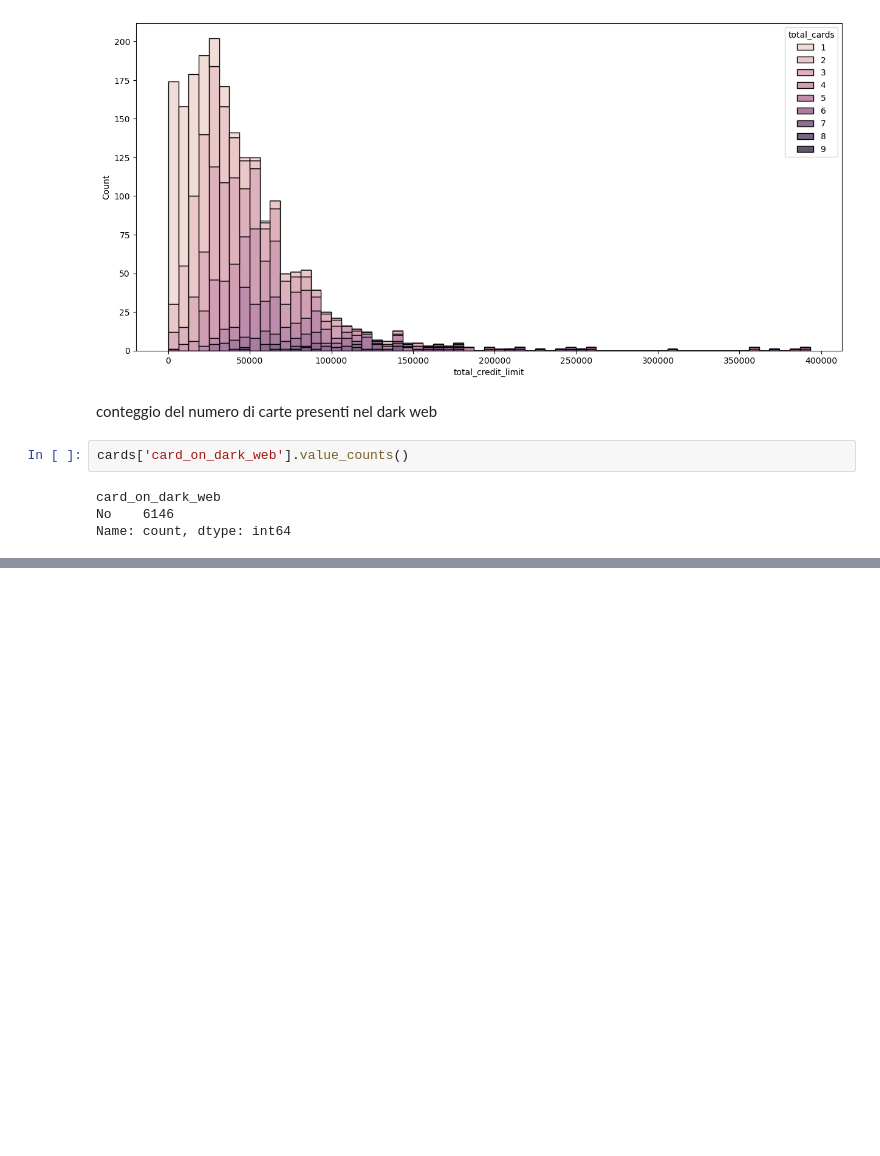
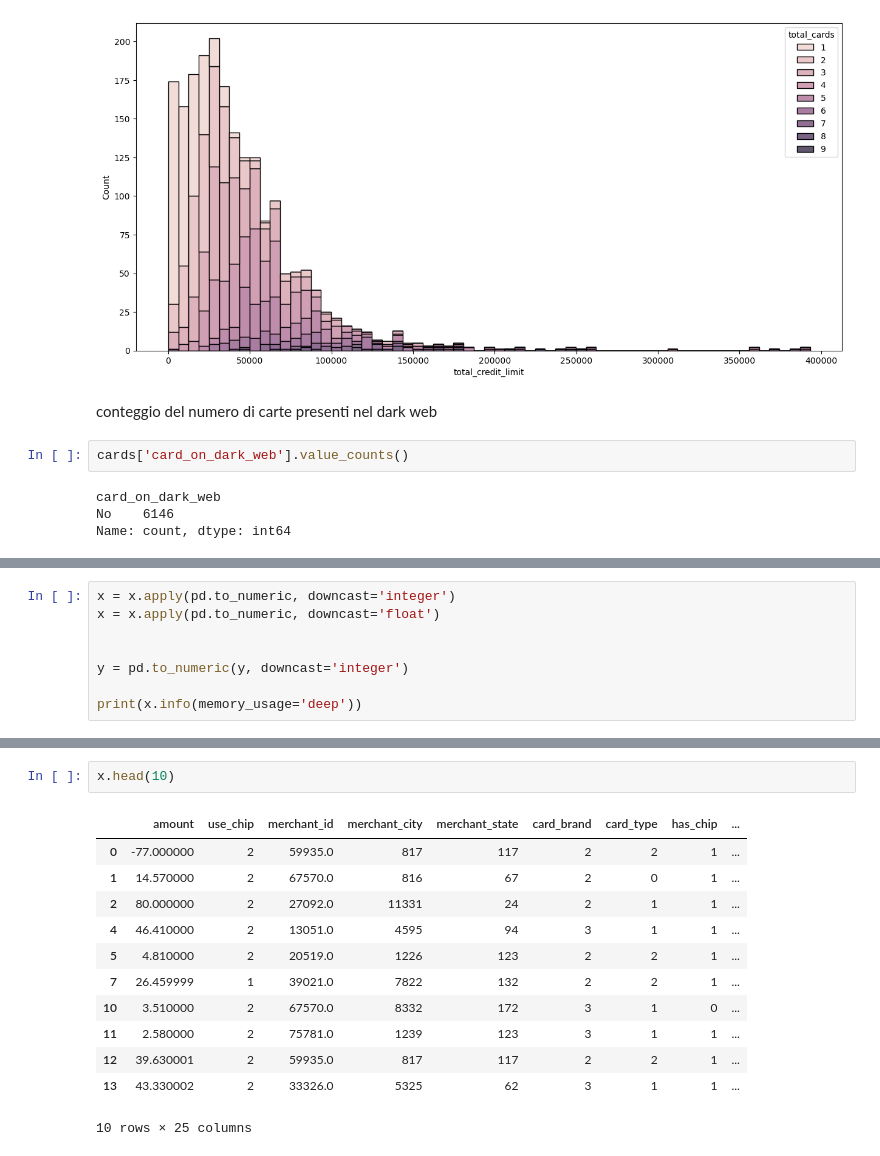
Before and after one commit to AlessandroPieragostini/Data-Science, a Jupyter notebook: data_science_cluster_class.ipynb, the cells around one changed output, grey strips where cells are left out. Drawn from its saved outputs; the diff is of its cells as text; blank space fills up the shorter version.

```diff
--- a/data_science_cluster_class.ipynb
+++ b/data_science_cluster_class.ipynb
@@ -751,0 +822,8 @@ Name: count, dtype: int64
+# %%
+x = x.apply(pd.to_numeric, downcast='integer')
+x = x.apply(pd.to_numeric, downcast='float')
+
+
+y = pd.to_numeric(y, downcast='integer')
+
+print(x.info(memory_usage='deep'))
@@ -751,0 +848,15 @@ Name: count, dtype: int64
+# %%
+x.head(10)
+# %% [output]
+|  | amount | use_chip | merchant_id | merchant_city | merchant_state | card_brand | card_type | has_chip | ... |
+| 0 | -77.000000 | 2 | 59935.0 | 817 | 117 | 2 | 2 | 1 | ... |
+| 1 | 14.570000 | 2 | 67570.0 | 816 | 67 | 2 | 0 | 1 | ... |
+| 2 | 80.000000 | 2 | 27092.0 | 11331 | 24 | 2 | 1 | 1 | ... |
+| 4 | 46.410000 | 2 | 13051.0 | 4595 | 94 | 3 | 1 | 1 | ... |
+| 5 | 4.810000 | 2 | 20519.0 | 1226 | 123 | 2 | 2 | 1 | ... |
+| 7 | 26.459999 | 1 | 39021.0 | 7822 | 132 | 2 | 2 | 1 | ... |
+| 10 | 3.510000 | 2 | 67570.0 | 8332 | 172 | 3 | 1 | 0 | ... |
+| 11 | 2.580000 | 2 | 75781.0 | 1239 | 123 | 3 | 1 | 1 | ... |
+| 12 | 39.630001 | 2 | 59935.0 | 817 | 117 | 2 | 2 | 1 | ... |
+| 13 | 43.330002 | 2 | 33326.0 | 5325 | 62 | 3 | 1 | 1 | ... |
+10 rows × 25 columns
```
Also changed, not shown: parts of 20 cells of this notebook.
